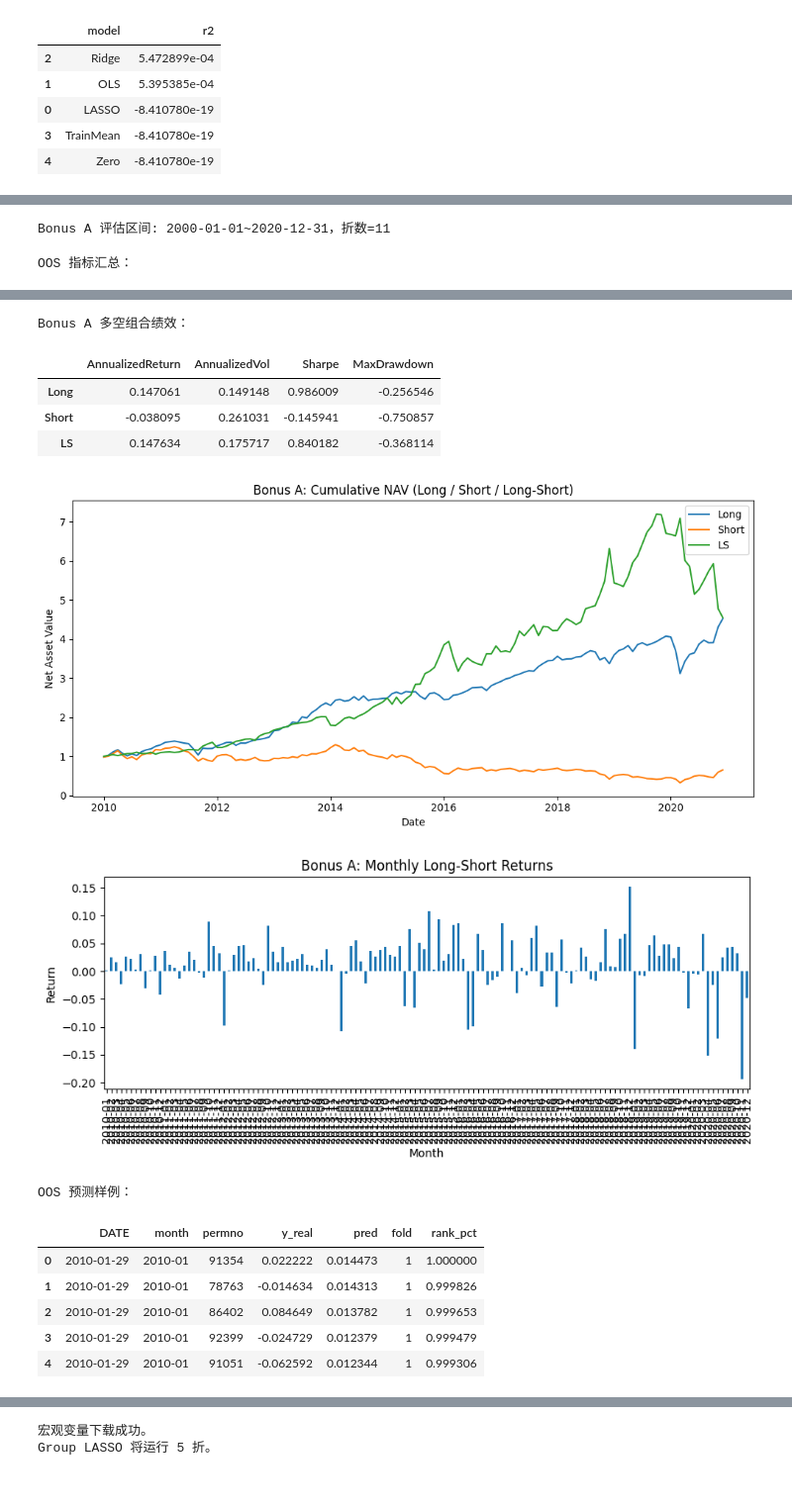
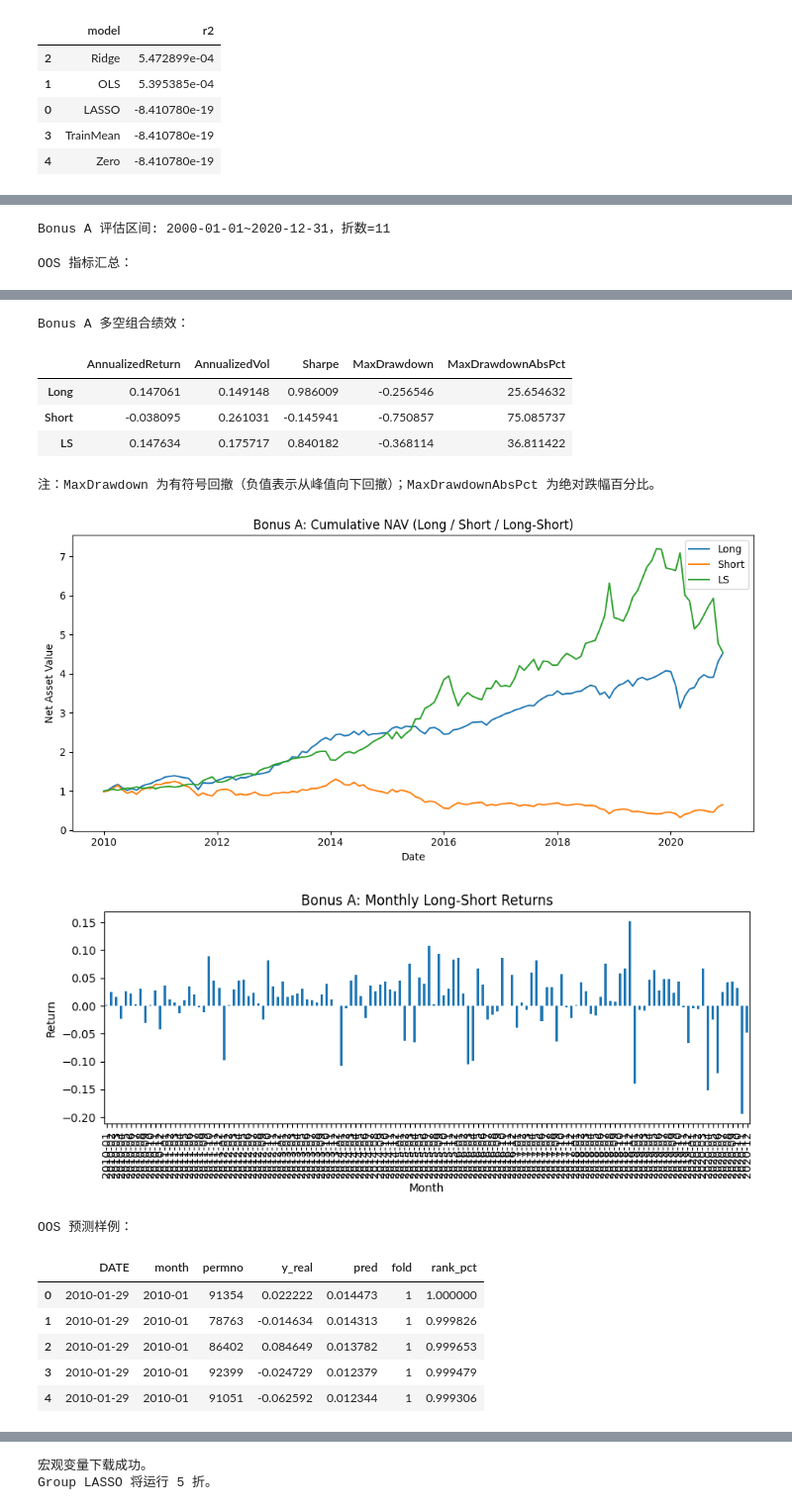
Before and after one commit to George-hardworking/machine-learning-for-finance, a Jupyter notebook: Assignment1/scripts/assignment1_kaibiao.ipynb, the cells around one changed output, grey strips where cells are left out. Shown at 99% size. Saved outputs shown, nothing was run; the diff lists cells and outputs as text; code cells hidden in the pictures.

```diff
--- a/Assignment1/scripts/assignment1_kaibiao.ipynb
+++ b/Assignment1/scripts/assignment1_kaibiao.ipynb
@@ -1290,7 +1321,7 @@ def sharpe_ratio(r):
     ar = annualized_return(r)
     return ar / vol if vol and np.isfinite(vol) and vol > 0 else np.nan
 
-def max_drawdown(r):
+def max_drawdown_signed(r):
     nav = (1 + r).cumprod()
     dd = nav / nav.cummax() - 1
     return dd.min() if len(dd) else np.nan
@@ -1299,50 +1330,53 @@ perf = pd.DataFrame({
     "AnnualizedReturn": portfolio_df.apply(annualized_return),
     "AnnualizedVol": portfolio_df.apply(annualized_vol),
     "Sharpe": portfolio_df.apply(sharpe_ratio),
-    "MaxDrawdown": portfolio_df.apply(max_drawdown),
+    "MaxDrawdown": portfolio_df.apply(max_drawdown_signed),
 })
+perf["MaxDrawdownAbsPct"] = perf["MaxDrawdown"].abs() * 100
 
 print("\nBonus A 多空组合绩效：")
 display(perf)
+print("注：MaxDrawdown 为有符号回撤（负值表示从峰值向下回撤）；MaxDrawdownAbsPct 为绝对跌幅百分比。")
 
 cum_nav = (1 + portfolio_df).cumprod()
 plt.figure(figsize=(10, 5))
 for c in ["Long", "Short", "LS"]:
     plt.plot(cum_nav.index.to_timestamp(), cum_nav[c], label=c)
 plt.title("Bonus A: Cumulative NAV (Long / Short / Long-Short)")
 plt.xlabel("Date")
 plt.ylabel("Net Asset Value")
 plt.legend()
 plt.tight_layout()
 plt.show()
 
 plt.figure(figsize=(9, 4))
 portfolio_df["LS"].plot(kind="bar")
 plt.title("Bonus A: Monthly Long-Short Returns")
 plt.xlabel("Month")
 plt.ylabel("Return")
 plt.tight_layout()
 plt.show()
 
 print("\nOOS 预测样例：")
 display(oos_pred_df.head())
 # %% [output]
 Bonus A 评估区间: 2000-01-01~2020-12-31，折数=11
 OOS 指标汇总：
 |  | count | mean | std | min | 25% | 50% | 75% | max |
 | fold | 11.0 | 6.000000 | 3.316625 | 1.000000 | 3.500000 | 6.000000 | 8.500000 | 11.000000 |
 | mse | 11.0 | 0.015532 | 0.003998 | 0.012101 | 0.013498 | 0.014453 | 0.015846 | 0.026499 |
 | r2_month | 11.0 | 0.000822 | 0.001095 | -0.001449 | 0.000478 | 0.000804 | 0.001210 | 0.002800 |
 | n_train | 11.0 | 739421.363636 | 50097.601282 | 682076.000000 | 700193.500000 | 730630.000000 | 768411.500000 | 834428.000000 |
 | n_val | 11.0 | 68365.181818 | 1154.009083 | 66047.000000 | 67879.500000 | 68688.000000 | 69125.500000 | 69941.000000 |
 Bonus A 多空组合绩效：
-|  | AnnualizedReturn | AnnualizedVol | Sharpe | MaxDrawdown |
-| Long | 0.147061 | 0.149148 | 0.986009 | -0.256546 |
-| Short | -0.038095 | 0.261031 | -0.145941 | -0.750857 |
-| LS | 0.147634 | 0.175717 | 0.840182 | -0.368114 |
+|  | AnnualizedReturn | AnnualizedVol | Sharpe | MaxDrawdown | MaxDrawdownAbsPct |
+| Long | 0.147061 | 0.149148 | 0.986009 | -0.256546 | 25.654632 |
+| Short | -0.038095 | 0.261031 | -0.145941 | -0.750857 | 75.085737 |
+| LS | 0.147634 | 0.175717 | 0.840182 | -0.368114 | 36.811422 |
+注：MaxDrawdown 为有符号回撤（负值表示从峰值向下回撤）；MaxDrawdownAbsPct 为绝对跌幅百分比。
 [figure]
 [figure]
-OOS 预测样例：
+OOS 预测样例：
 |  | DATE | month | permno | y_real | pred | fold | rank_pct |
 | 0 | 2010-01-29 | 2010-01 | 91354 | 0.022222 | 0.014473 | 1 | 1.000000 |
 | 1 | 2010-01-29 | 2010-01 | 78763 | -0.014634 | 0.014313 | 1 | 0.999826 |
```
Also changed, not shown: parts of 21 cells of this notebook.
